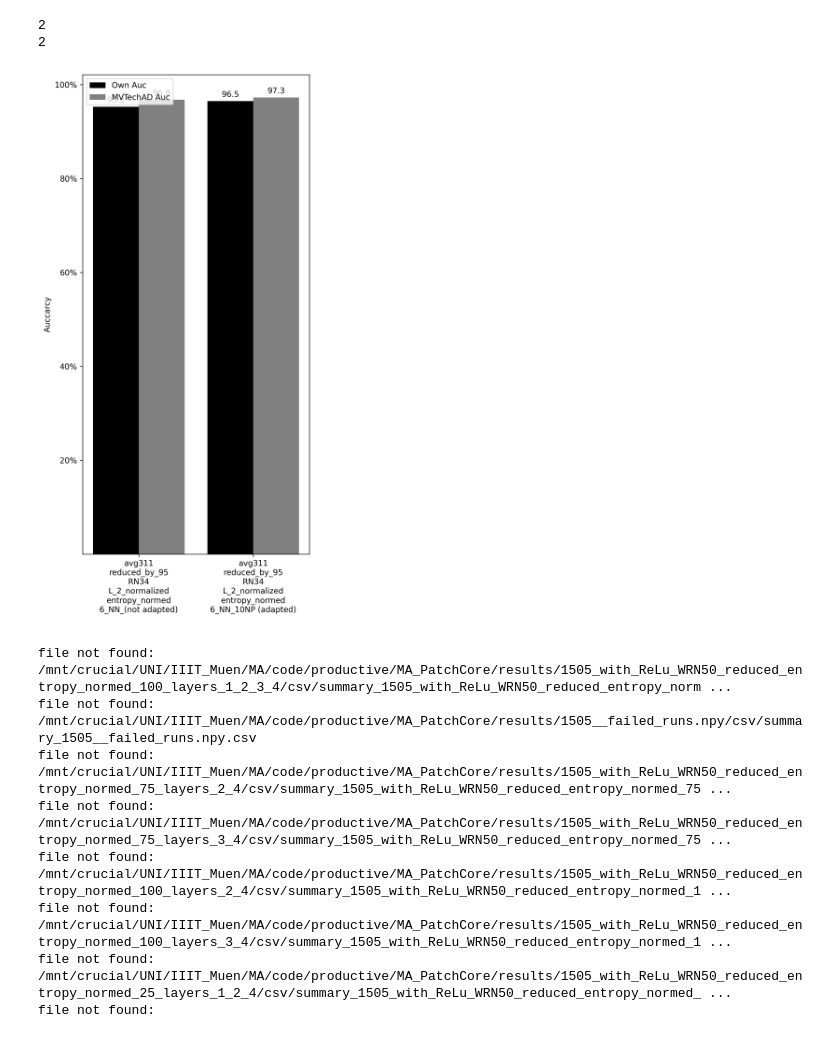
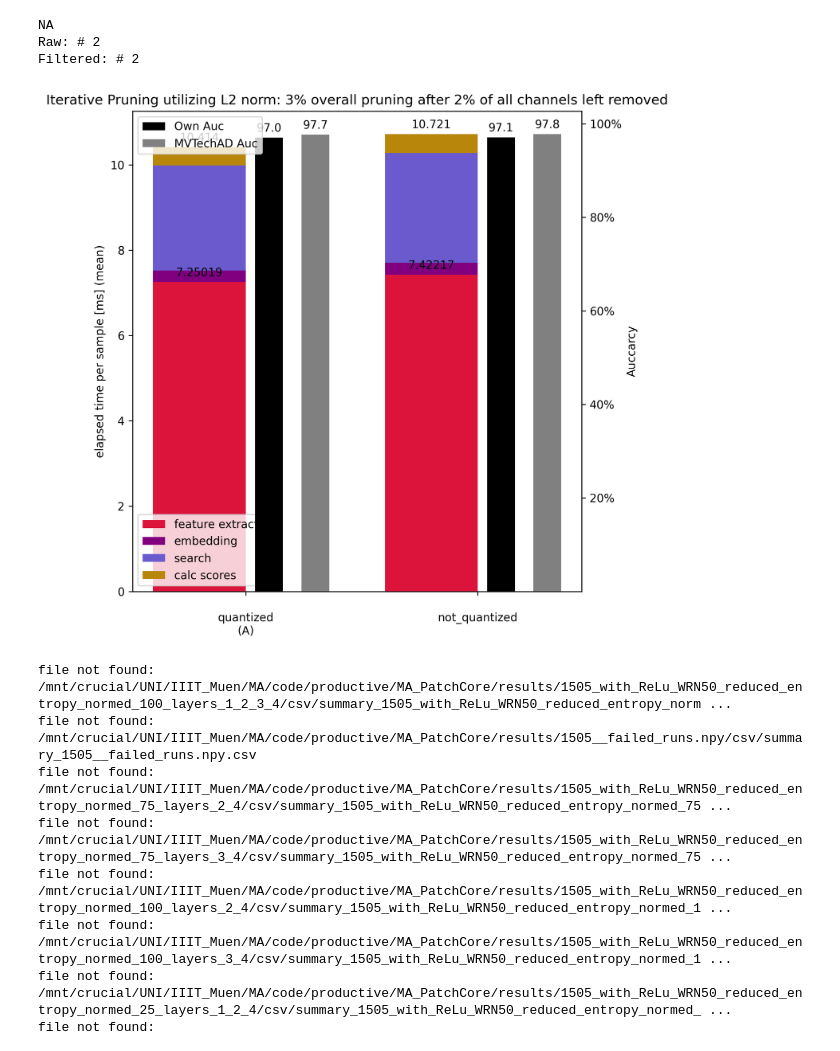
Before and after one commit to uwupl/MA_PatchCore, a Jupyter notebook: simple_plotter.ipynb, the cells around one changed output. Drawn from its saved outputs; the diff is of its cells as text; code cells hidden in the pictures.

```diff
--- a/simple_plotter.ipynb
+++ b/simple_plotter.ipynb
@@ -3,23 +4,24 @@ from utils import plot_results, get_plot_ready_data
-# %%
-this_run_id = '0406_4_'
-res_path = r'/mnt/crucial/UNI/IIIT_Muen/MA/code/productive/MA_PatchCore/results/'
-to_contain = []
-to_delete = []
-title = ''
-plot_results(
-    *get_plot_ready_data(this_run_id, res_path, to_contain, to_delete, take_n_best=15),
-    fig_size=(5,10),
-    title=title,
-    only_auc=True,
-    width=0.4,
-    save_fig=True,
-    res_path=res_path,
-    show=False,
-    )
-# %% [output]
-2
-2
-[figure, removed]
+# %%
+this_run_id = 'iterative-'
+
+to_contain = []#'by_0.3']#'with_sigmoid_weight_by_entropy', 'reduce_via_entropy']#'RN18', 'layer 3']#'(not adapted)', 'avg311', '-RN34-L_2_normalized-entropy_normed-', 'reduced_by_95']
+to_delete = []#'with_1_promille', '(adapted)']
+title = r'Iterative Pruning utilizing L2 norm: 3% overall pruning after 2% of all channels left removed'#unstructured_prune_l1_RN34_L2'#1_percentage_layer_2_ResNet34_search_default'
+plot_results(
+    *get_plot_ready_data(this_run_id, res_path, to_contain, to_delete),# take_n_best=8),
+    fig_size=(7,7),
+    title=title,
+    only_auc=False,
+    width=0.4,
+    save_fig=True,
+    res_path=res_path,
+    show=False,
+    )
+# %% [output]
+NA
+Raw: # 2
+Filtered: # 2
+[figure, added]
 # %%
 this_run_id = '1505_'
 res_path = r'/mnt/crucial/UNI/IIIT_Muen/MA/code/productive/MA_PatchCore/results/'
```
Also changed, not shown: parts of 6 cells of this notebook, 13 other files.
